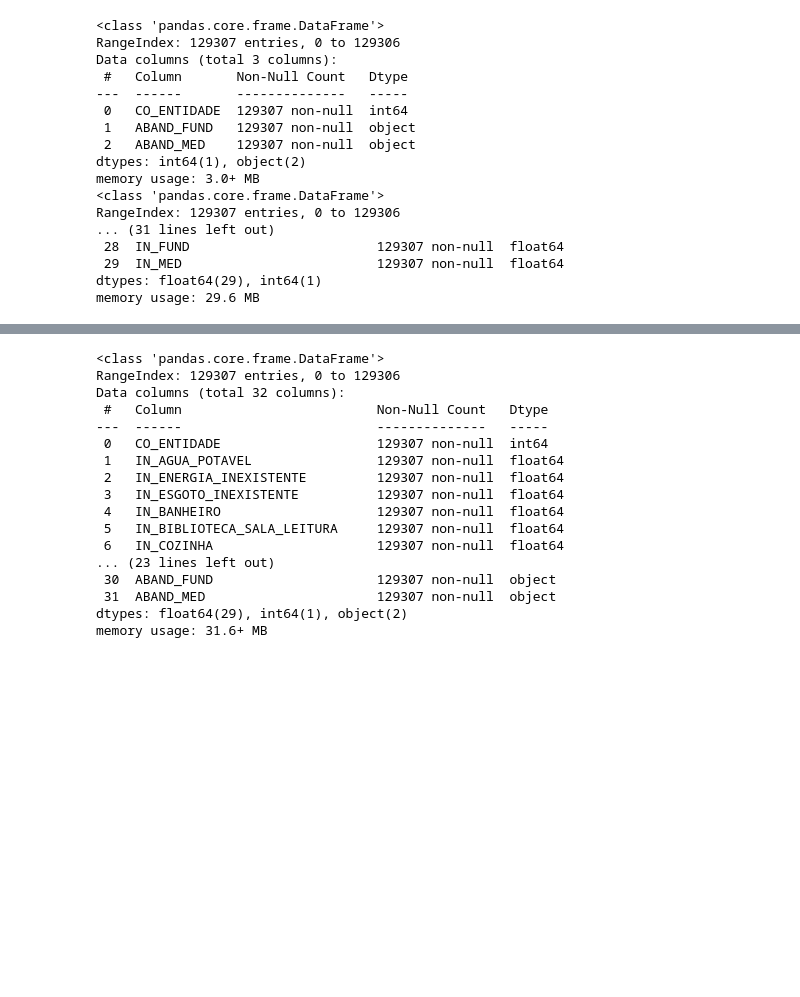
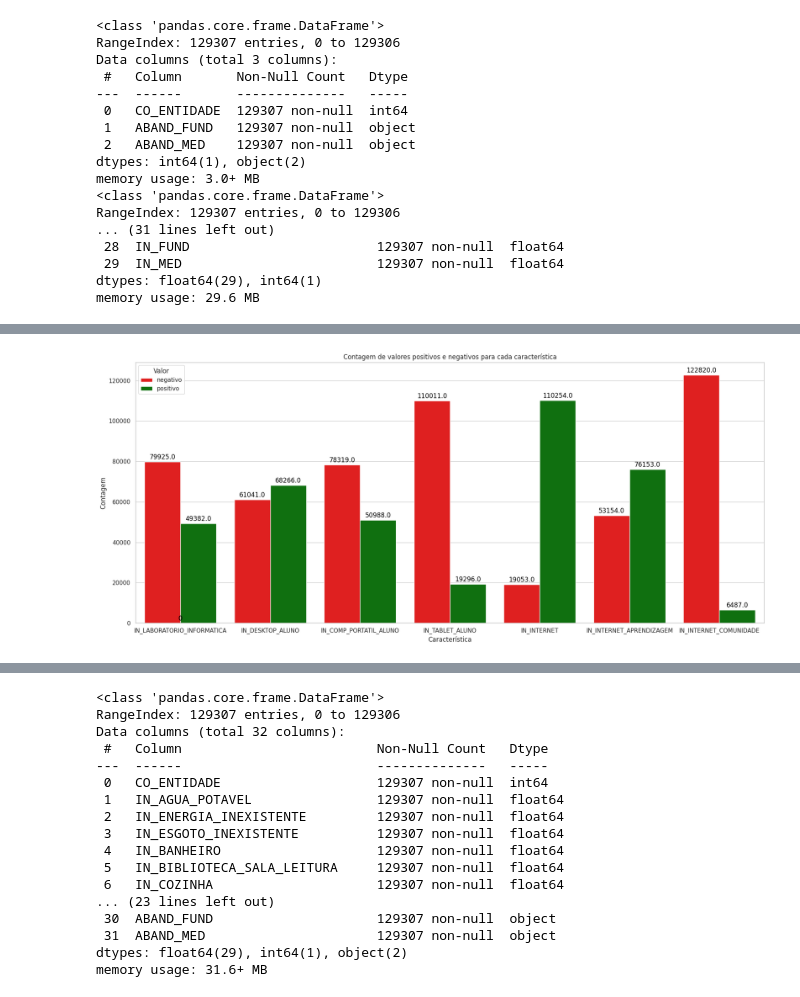
Before and after one commit to marcelo-h-h/School-DS, a Jupyter notebook: notebooks/Work.ipynb, the cells around one changed output, grey strips where cells are left out. Drawn from its saved outputs; the diff is of its cells as text; code cells hidden in the pictures; blank space fills up the shorter version.

```diff
--- a/notebooks/Work.ipynb
+++ b/notebooks/Work.ipynb
@@ -127,0 +190,50 @@ memory usage: 29.6 MB
+# %%
+import pandas as pd
+import matplotlib.pyplot as plt
+import seaborn as sns
+
+# Supondo que df_microdados seja o seu DataFrame original
+# Seleção das colunas binárias
+columns_dt = ['IN_LABORATORIO_INFORMATICA', 'IN_DESKTOP_ALUNO',
+       'IN_COMP_PORTATIL_ALUNO', 'IN_TABLET_ALUNO', 'IN_INTERNET',
+       'IN_INTERNET_APRENDIZAGEM', 'IN_INTERNET_COMUNIDADE',
+       ]
+
+# Configurar o estilo do seaborn para gráficos mais bonitos
+sns.set_theme(style="whitegrid")
+
+# Função para mapear 0 e 1 para 'negativo' e 'positivo'
+def map_labels(value):
+    return 'negativo' if value == 0 else 'positivo'
+
+# Preparar os dados para o gráfico agrupado
+df_melted = pd.DataFrame()
+
+for col in columns_dt:
+    temp_df = df_microdados[[col]].copy()
+    temp_df['Feature'] = col
+    temp_df['Value'] = temp_df[col].map(map_labels)
+    df_melted = pd.concat([df_melted, temp_df], axis=0)
+
+# Definindo a paleta de cores personalizada
+palette = {'negativo': 'red', 'positivo': 'green'}
+
+# Plotar o gráfico de barras agrupado
+plt.figure(figsize=(18, 8))
+
+ax = sns.countplot(data=df_melted, x='Feature', hue='Value', palette=palette, )
+
+# Adicionar rótulos de contagem em cima das barras
+for p in ax.patches:
+    ax.annotate(f'{p.get_height()}', (p.get_x() + p.get_width() / 2., p.get_height()),
+                ha='center', va='baseline', fontsize=12, color='black', xytext=(0, 5),
+                textcoords='offset points')
+
+plt.title('Contagem de valores positivos e negativos para cada característica')
+plt.xlabel('Característica')
+plt.ylabel('Contagem')
+plt.legend(title='Valor')
+plt.tight_layout()
+plt.show()
+# %% [output]
+[figure, added]
```
Also changed, not shown: parts of 6 cells of this notebook.
